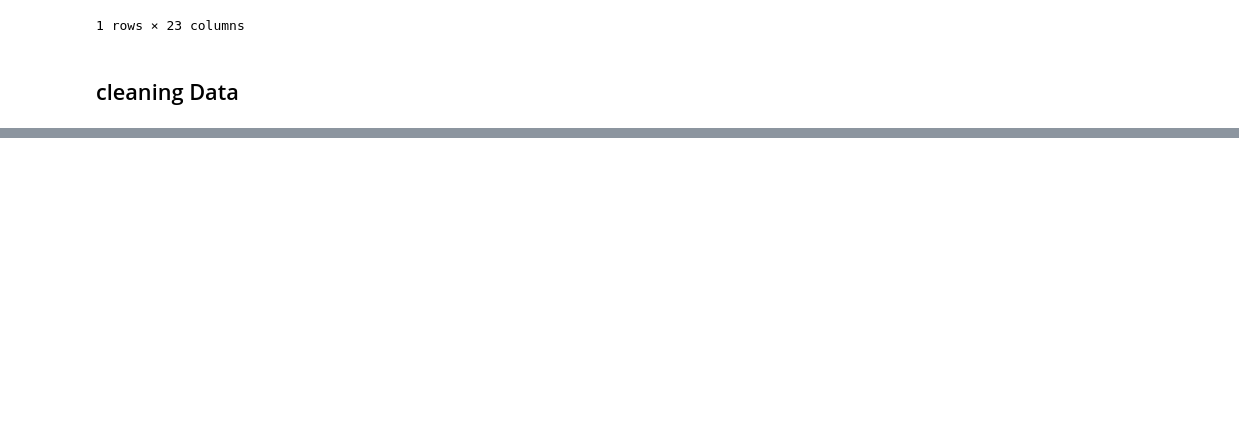
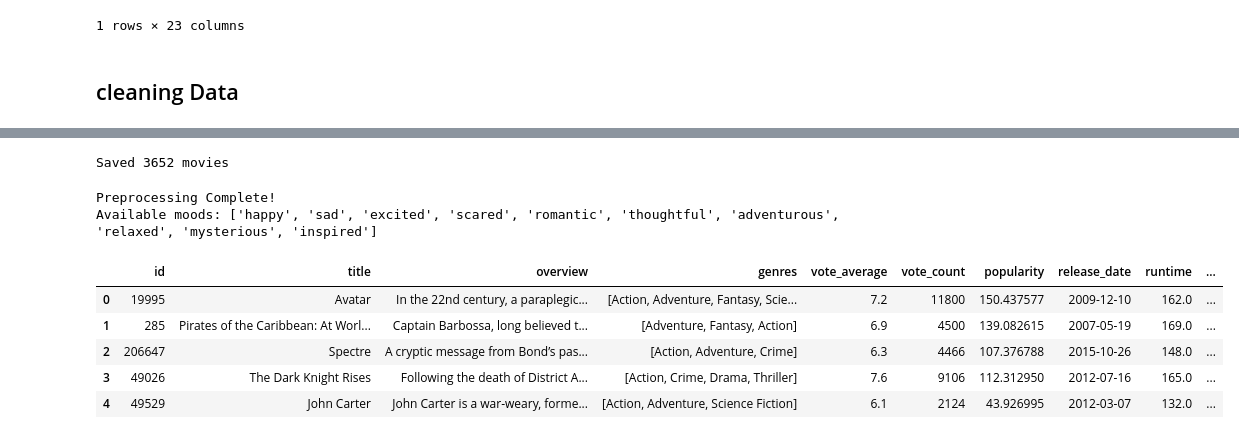
Before and after one commit to krish26/MoodFlix, a Jupyter notebook: ML/Data_preprocessing.ipynb, the cells around one changed output, grey strips where cells are left out. Cells and saved outputs as stored; diff of their text form; code cells hidden in the pictures; blank space fills up the shorter version.

```diff
--- a/ML/Data_preprocessing.ipynb
+++ b/ML/Data_preprocessing.ipynb
@@ -57,0 +130,4 @@ dtype: int64
+# %%
+movies['genres']=movies['genres'].apply(lambda x :extract_names(x))
+movies['keyword'] = movies['keywords'].apply(lambda x: extract_names(x, limit=10))
+movies['cast'] = movies['cast'].apply(lambda x: extract_names(x, limit=5))
@@ -57,0 +144,11 @@ dtype: int64
+# %%
+# Remove movies with no genres
+movies = movies[movies['genres'].apply(len) > 0]
+
+# Remove missing overview or rating
+movies = movies.dropna(subset=['overview', 'vote_average'])
+
+# Keep quality movies only
+movies = movies[movies['vote_count'] >= 50]
+
+print(f"Remaining movies: {len(movies)}")
@@ -57,0 +157,3 @@ dtype: int64
+# %%
+# Filter movies with minimum votes (quality threshold)
+movies = movies[movies['vote_count'] >= 50]
@@ -57,0 +225,36 @@ dtype: int64
+# %%
+columns_to_keep = [
+    'id', 'title', 'overview', 'genres',
+    'vote_average', 'vote_count', 'popularity',
+    'release_date', 'runtime',
+    'cast_names', 'director', 'poster_path'
+]
+
+mood_columns = [col for col in movies.columns if col.startswith('mood_')]
+columns_to_keep.extend(mood_columns)
+
+columns_to_keep = [col for col in columns_to_keep if col in movies.columns]
+
+final_df = movies[columns_to_keep].copy()
+
+output_path = 'processed_movies.pkl'
+
+with open(output_path, 'wb') as f:
+    pickle.dump(final_df, f)
+
+print(f"Saved {len(final_df)} movies")
+# %% [output]
+Saved 3652 movies
+# %%
+print("Preprocessing Complete!")
+print("Available moods:", list(mood_genre_map.keys()))
+final_df.head()
+# %% [output]
+Preprocessing Complete!
+Available moods: ['happy', 'sad', 'excited', 'scared', 'romantic', 'thoughtful', 'adventurous', 'relaxed', 'mysterious', 'inspired']
+|  | id | title | overview | genres | vote_average | vote_count | popularity | release_date | runtime | ... |
+| 0 | 19995 | Avatar | In the 22nd century, a paraplegic... | [Action, Adventure, Fantasy, Scie... | 7.2 | 11800 | 150.437577 | 2009-12-10 | 162.0 | ... |
+| 1 | 285 | Pirates of the Caribbean: At Worl... | Captain Barbossa, long believed t... | [Adventure, Fantasy, Action] | 6.9 | 4500 | 139.082615 | 2007-05-19 | 169.0 | ... |
+| 2 | 206647 | Spectre | A cryptic message from Bond’s pas... | [Action, Adventure, Crime] | 6.3 | 4466 | 107.376788 | 2015-10-26 | 148.0 | ... |
+| 3 | 49026 | The Dark Knight Rises | Following the death of District A... | [Action, Crime, Drama, Thriller] | 7.6 | 9106 | 112.312950 | 2012-07-16 | 165.0 | ... |
+| 4 | 49529 | John Carter | John Carter is a war-weary, forme... | [Action, Adventure, Science Fiction] | 6.1 | 2124 | 43.926995 | 2012-03-07 | 132.0 | ... |
```
Also changed, not shown: parts of 15 cells of this notebook, 1 other file.
